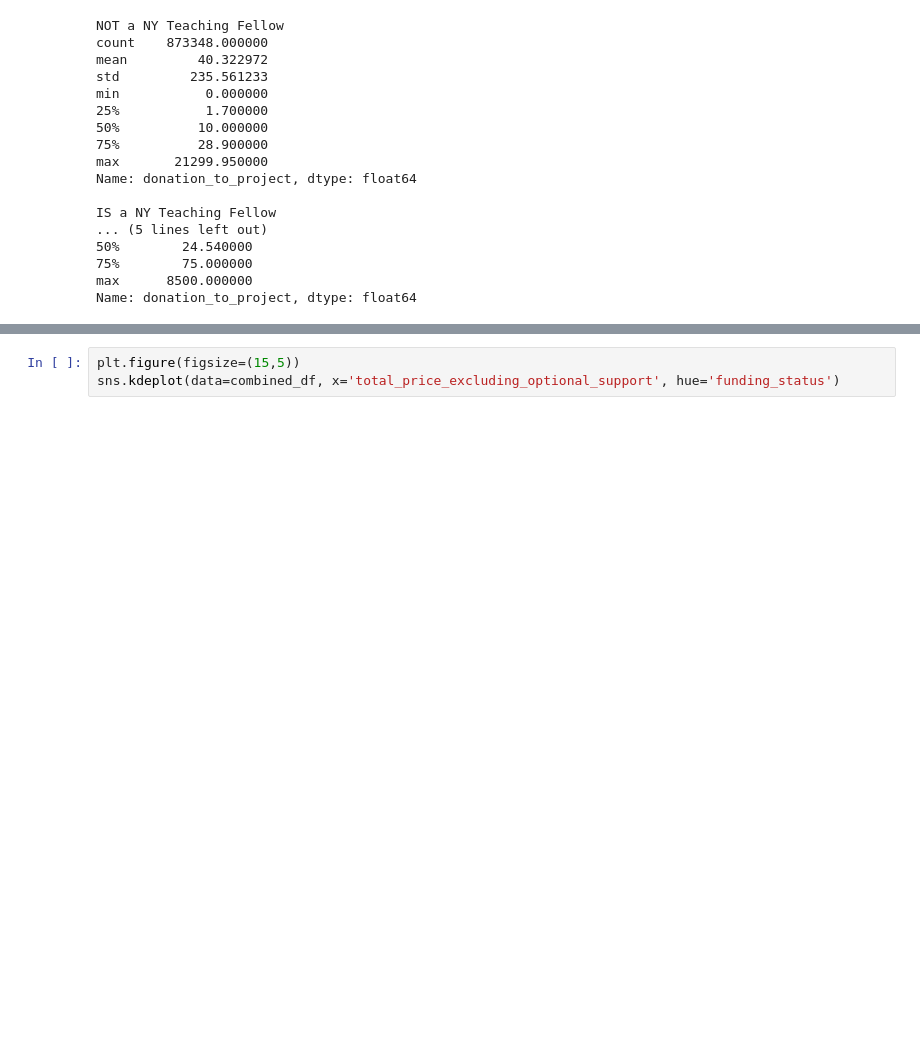
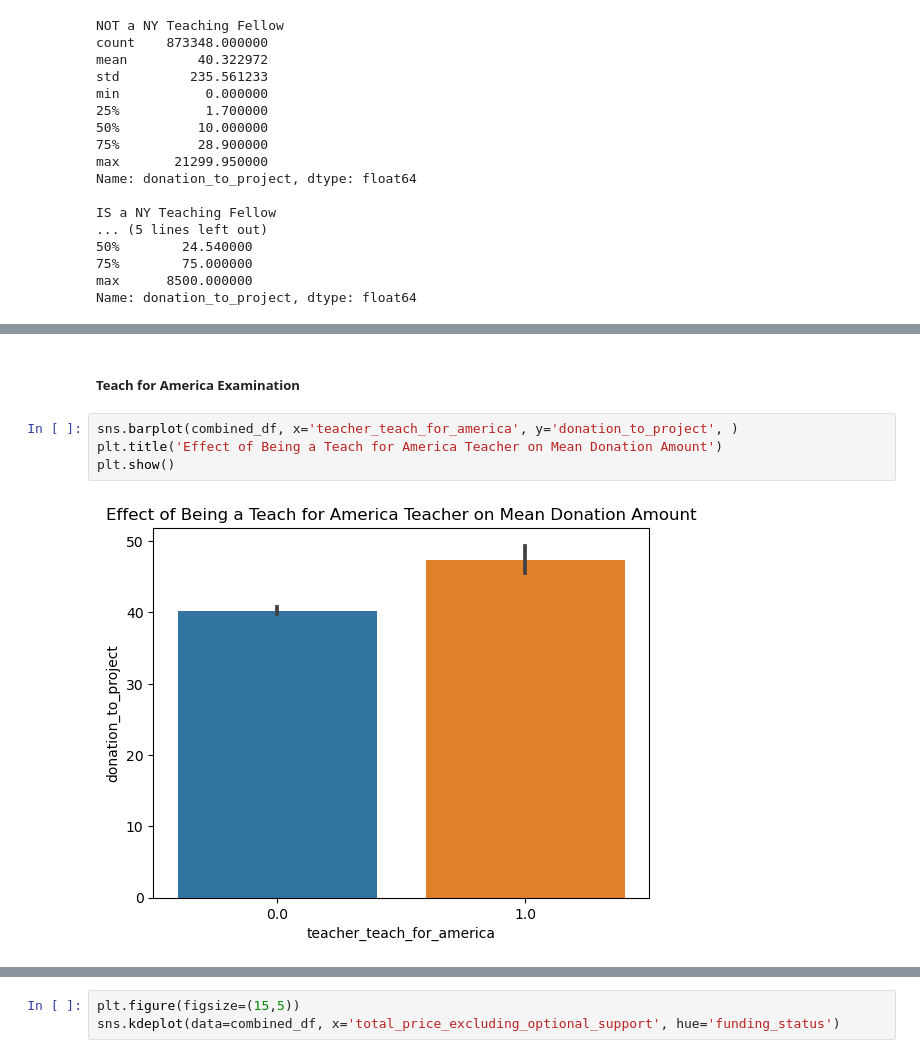
Before and after one commit to wallychang88/pythonforbusiness, a Jupyter notebook: Project_starterFile.ipynb, the cells around one changed output, grey strips where cells are left out. Drawn from its saved outputs; the diff is of its cells as text; blank space fills up the shorter version.

```diff
--- a/Project_starterFile.ipynb
+++ b/Project_starterFile.ipynb
@@ -138,0 +242,8 @@ plt.show()
+# %% [markdown]
+##### Teach for America Examination
+# %%
+sns.barplot(combined_df, x='teacher_teach_for_america', y='donation_to_project', )
+plt.title('Effect of Being a Teach for America Teacher on Mean Donation Amount')
+plt.show()
+# %% [output]
+[figure, added]
```
Also changed, not shown: parts of 37 cells of this notebook.
